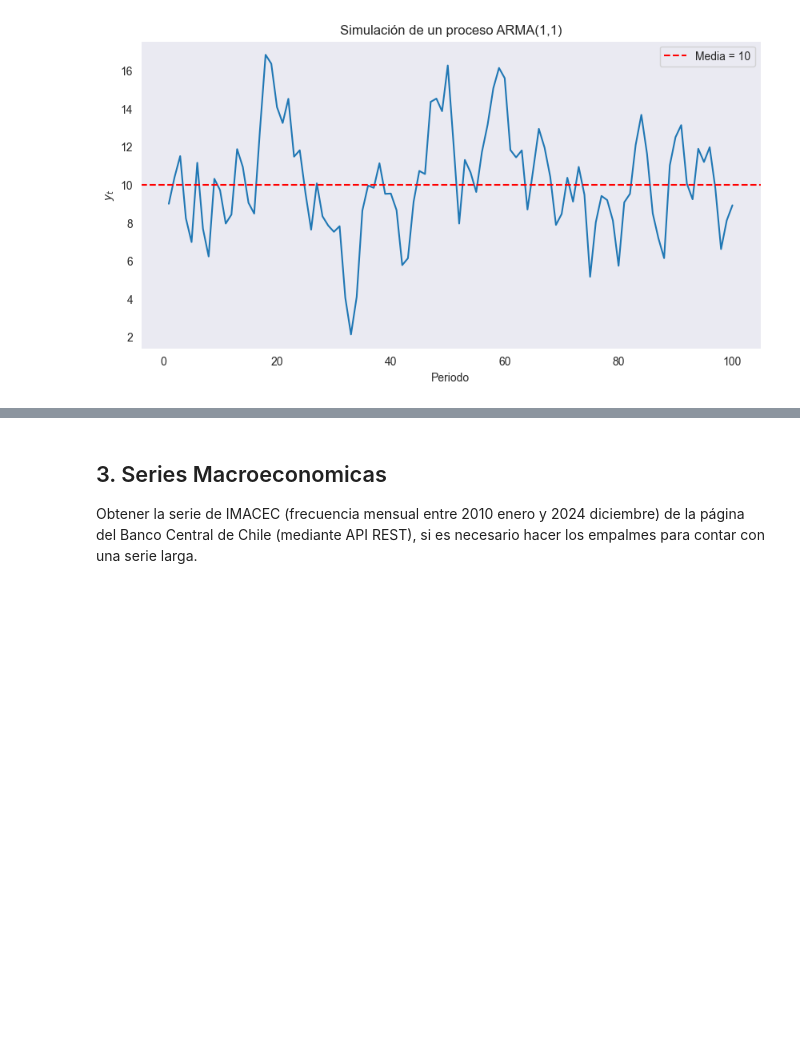
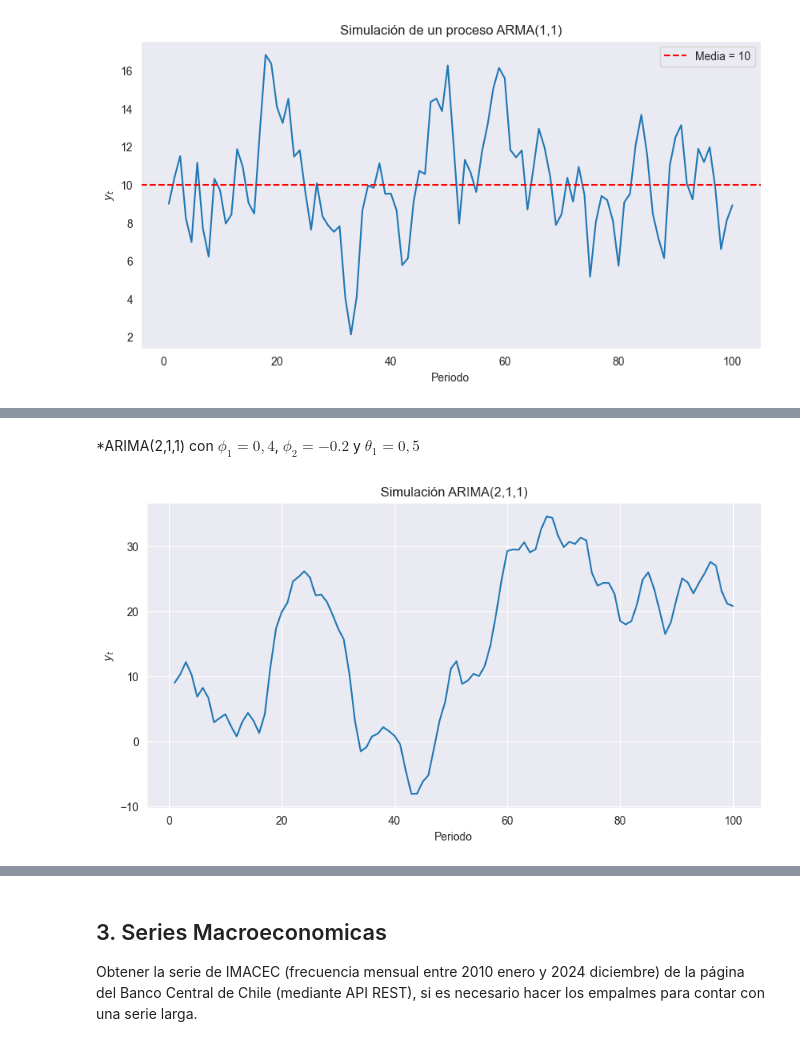
Before and after one commit to Felipe-Lopez-Vergara/ds_finance_-Lopez-, a Jupyter notebook: notebooks/HW_Sesion_4.ipynb, the cells around one changed output, grey strips where cells are left out. Cells and saved outputs as stored; diff of their text form; code cells hidden in the pictures; blank space fills up the shorter version.

```diff
--- a/notebooks/HW_Sesion_4.ipynb
+++ b/notebooks/HW_Sesion_4.ipynb
@@ -206,0 +334,53 @@ ARMA 2.1
+# %% [markdown]
+*ARIMA(2,1,1) con $\phi_1 = 0,4$, $\phi_2 = -0.2$ y $\theta_1 = 0,5$
+# %%
+# Semilla
+np.random.seed(123)
+
+# Parámetros
+T = 100
+phi1 = 0.4
+phi2 = -0.2
+theta1 = 0.5
+sigma = np.sqrt(3)
+
+# Errores
+eps = np.random.normal(0, sigma, T)
+
+# Serie original y diferencias
+y = np.zeros(T)
+dy = np.zeros(T)
+
+# Condiciones iniciales
+y[0] = 9
+y[1] = 10.3
+
+# Diferencia inicial
+dy[1] = y[1] - y[0]
+
+# Suponemos Δy0 = 0 y ε0 = 0
+dy[0] = 0
+
+# Simulación recursiva
+for t in range(2, T):
+
+    dy[t] = (
+        phi1 * dy[t-1]
+        + phi2 * dy[t-2]
+        + eps[t]
+        + theta1 * eps[t-1]
+    )
+
+    # Integrar para obtener y_t
+    y[t] = y[t-1] + dy[t]
+
+# Graficar
+plt.figure(figsize=(10,5))
+plt.plot(range(1, T+1), y)
+plt.xlabel('Periodo')
+plt.ylabel('$y_t$')
+plt.title('Simulación ARIMA(2,1,1)')
+plt.grid(True)
+plt.show()
+# %% [output]
+[figure, added]
```
Also changed, not shown: parts of 43 cells of this notebook.
